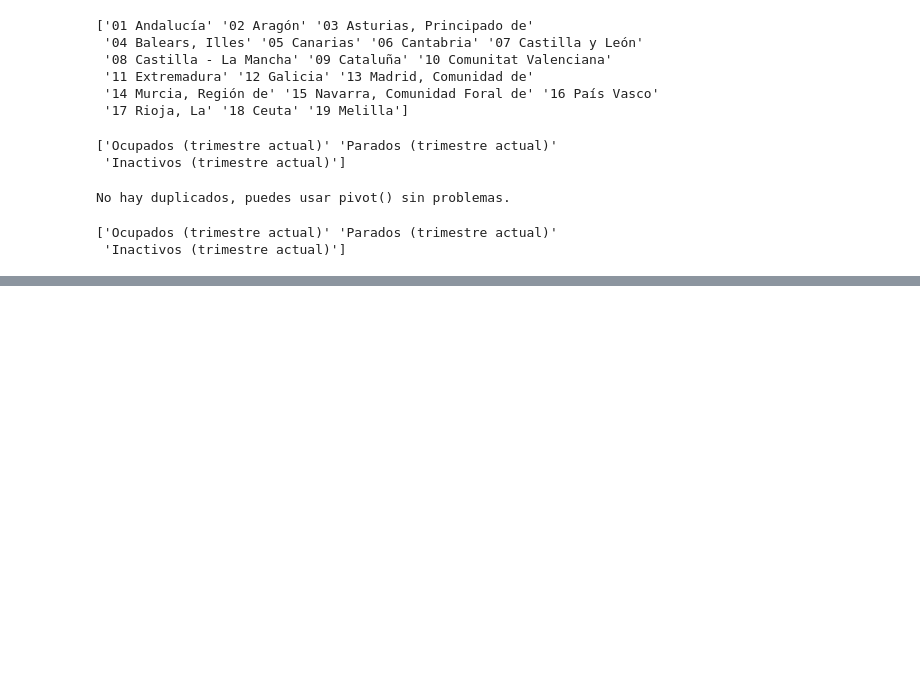
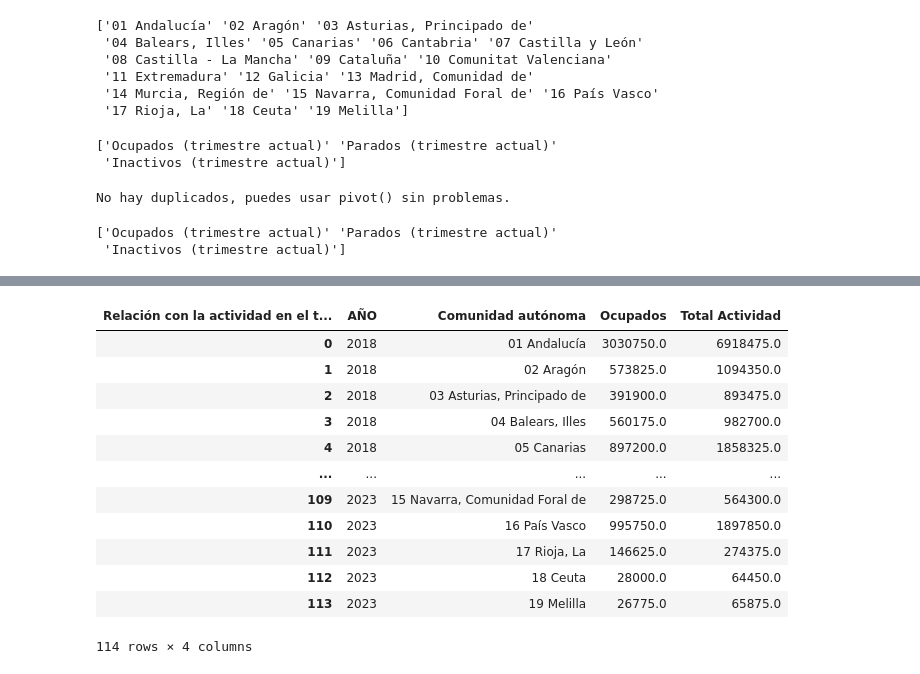
Before and after one commit to cdeniaca/Group-7, a Jupyter notebook: Poblacion_Activa.ipynb, the cells around one changed output, grey strips where cells are left out. Saved outputs shown, nothing was run; the diff lists cells and outputs as text; code cells hidden in the pictures; blank space fills up the shorter version.

```diff
--- a/Poblacion_Activa.ipynb
+++ b/Poblacion_Activa.ipynb
@@ -247,0 +285,19 @@ población_activa_df
+# %%
+# Agrupar por "AÑO" y "Comunidad autónoma" y calcular la media de "Ocupados" y "Total Actividad"
+df_nuevo_agrupado = df_nuevo.groupby(['AÑO', 'Comunidad autónoma']).mean().reset_index()
+# %%
+df_nuevo_agrupado
+# %% [output]
+| Relación con la actividad en el t... | AÑO | Comunidad autónoma | Ocupados | Total Actividad |
+| 0 | 2018 | 01 Andalucía | 3030750.0 | 6918475.0 |
+| 1 | 2018 | 02 Aragón | 573825.0 | 1094350.0 |
+| 2 | 2018 | 03 Asturias, Principado de | 391900.0 | 893475.0 |
+| 3 | 2018 | 04 Balears, Illes | 560175.0 | 982700.0 |
+| 4 | 2018 | 05 Canarias | 897200.0 | 1858325.0 |
+| ... | ... | ... | ... | ... |
+| 109 | 2023 | 15 Navarra, Comunidad Foral de | 298725.0 | 564300.0 |
+| 110 | 2023 | 16 País Vasco | 995750.0 | 1897850.0 |
+| 111 | 2023 | 17 Rioja, La | 146625.0 | 274375.0 |
+| 112 | 2023 | 18 Ceuta | 28000.0 | 64450.0 |
+| 113 | 2023 | 19 Melilla | 26775.0 | 65875.0 |
+114 rows × 4 columns
```
Also changed, not shown: parts of 16 cells of this notebook.
